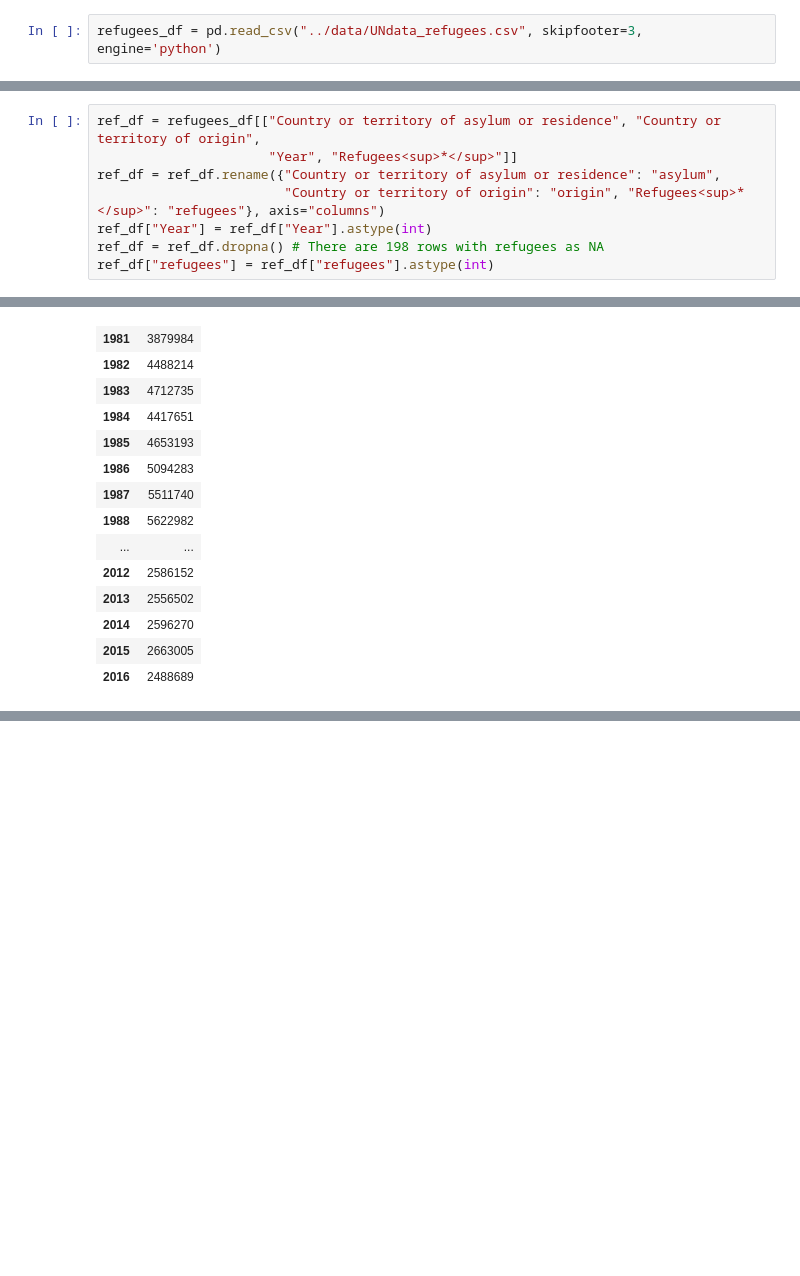
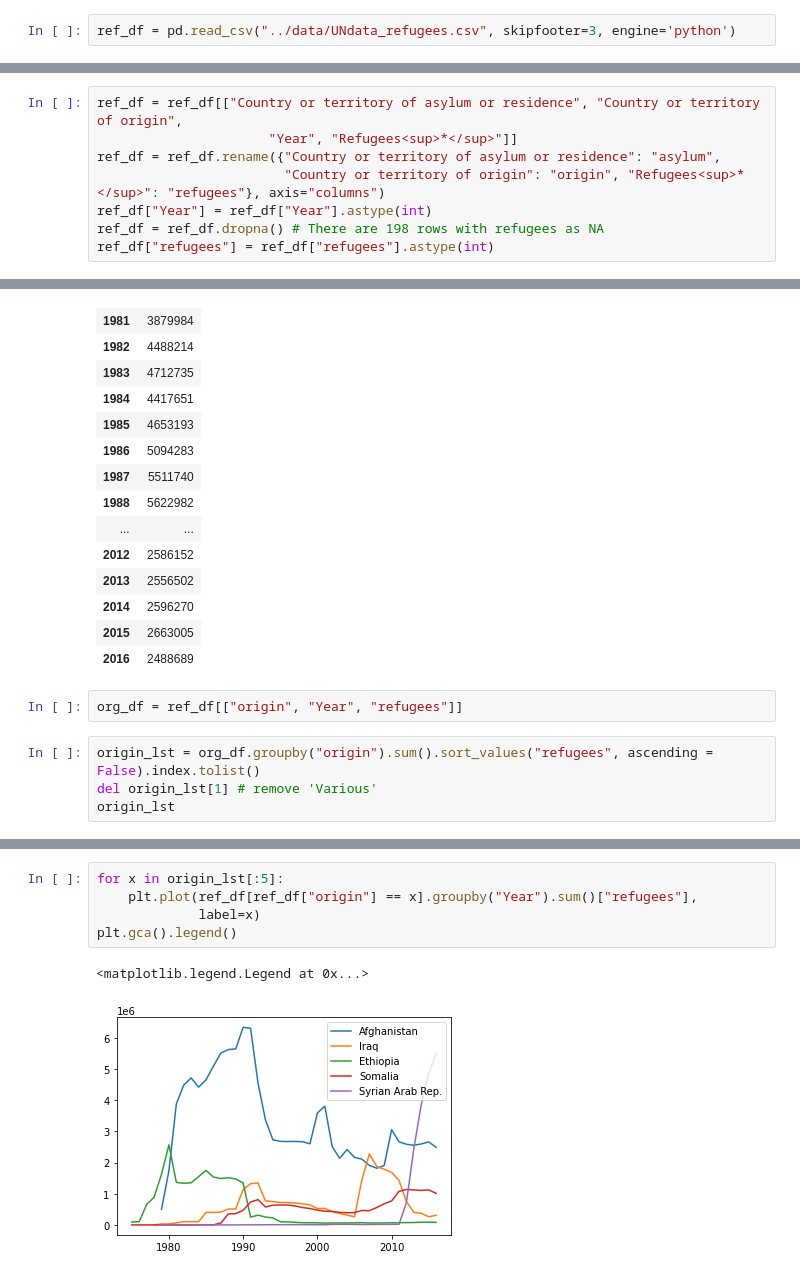
Before and after one commit to nss-data-science-cohort-5/un_exploration-ripplesphere, a Jupyter notebook: notebooks/UN_Data_Refugees.ipynb, the cells around one changed output, grey strips where cells are left out. Drawn from its saved outputs; the diff is of its cells as text; blank space fills up the shorter version.

```diff
--- a/notebooks/UN_Data_Refugees.ipynb
+++ b/notebooks/UN_Data_Refugees.ipynb
@@ -8,3 +12,3 @@ import seaborn as sns
 # %%
-refugees_df = pd.read_csv("../data/UNdata_refugees.csv", skipfooter=3, engine='python')
+ref_df = pd.read_csv("../data/UNdata_refugees.csv", skipfooter=3, engine='python')
 # %%
@@ -12,7 +16,7 @@ refugees_df["Year"].min()
 # %% [output]
 1975
 # %%
-ref_df = refugees_df[["Country or territory of asylum or residence", "Country or territory of origin",
+ref_df = ref_df[["Country or territory of asylum or residence", "Country or territory of origin",
                       "Year", "Refugees<sup>*</sup>"]]
 ref_df = ref_df.rename({"Country or territory of asylum or residence": "asylum",
                         "Country or territory of origin": "origin", "Refugees<sup>*</sup>": "refugees"}, axis="columns")
@@ -161,3 +165,9 @@ ref_df[ref_df["origin"] == "Afghanistan"].groupby("Year").sum()
 | 2014 | 2596270 |
 | 2015 | 2663005 |
 | 2016 | 2488689 |
+# %%
+org_df = ref_df[["origin", "Year", "refugees"]]
+# %%
+origin_lst = org_df.groupby("origin").sum().sort_values("refugees", ascending = False).index.tolist()
+del origin_lst[1] # remove 'Various'
+origin_lst
@@ -163,0 +192,8 @@ ref_df[ref_df["origin"] == "Afghanistan"].groupby("Year").sum()
+# %%
+for x in origin_lst[:5]:
+    plt.plot(ref_df[ref_df["origin"] == x].groupby("Year").sum()["refugees"],
+             label=x)
+plt.gca().legend()
+# %% [output]
+<matplotlib.legend.Legend at 0x...>
+[figure, added]
```
Also changed, not shown: parts of 9 cells of this notebook, 3 other files.
